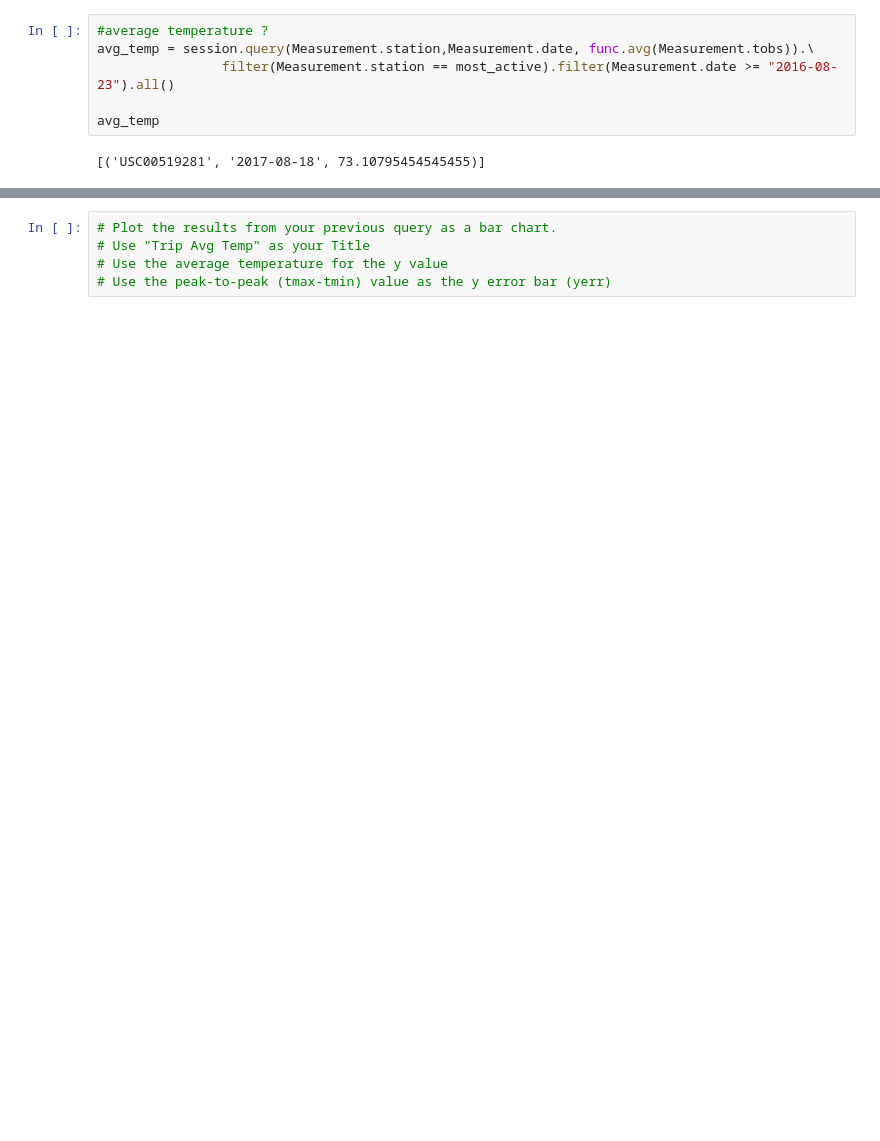
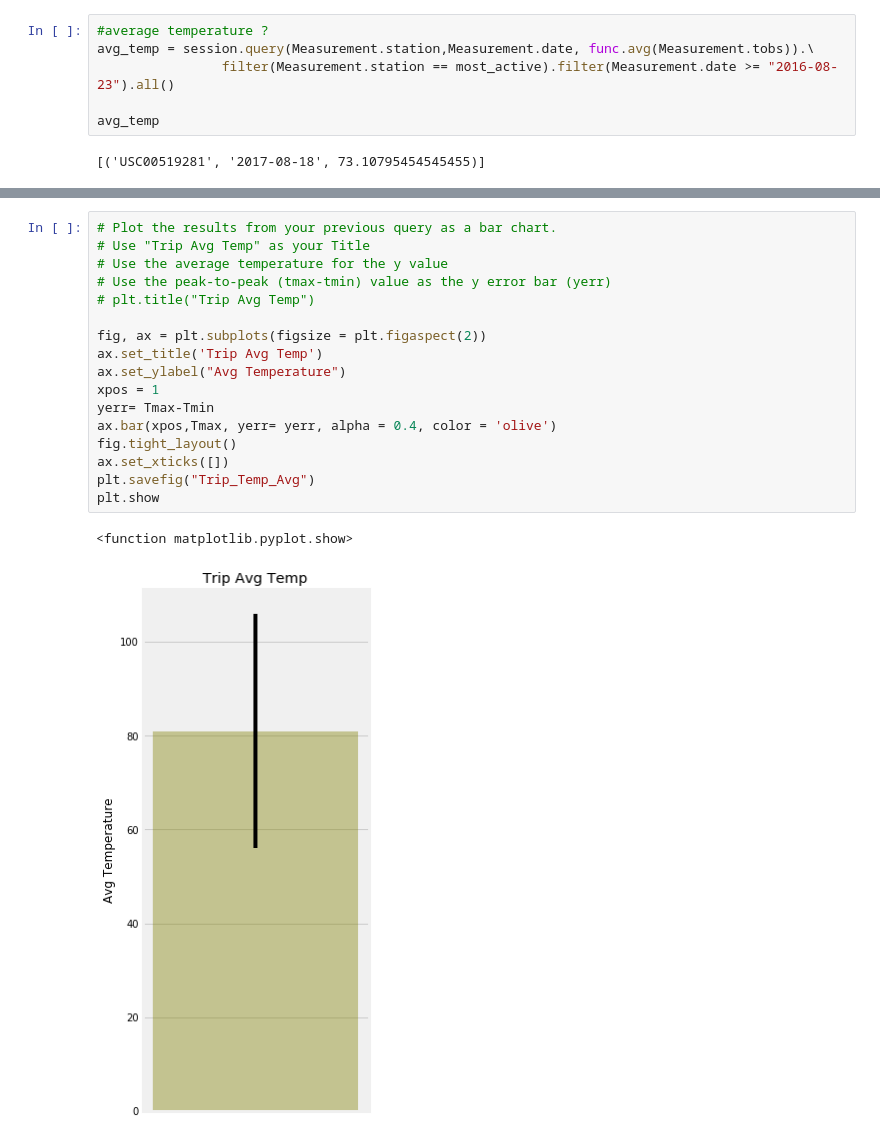
Before and after one commit to nunezraf/Data_Storage_Retrieval, a Jupyter notebook: climate_starter.ipynb, the cells around one changed output, grey strips where cells are left out. Drawn from its saved outputs; the diff is of its cells as text; blank space fills up the shorter version.

```diff
--- a/climate_starter.ipynb
+++ b/climate_starter.ipynb
@@ -183,8 +194,23 @@ print(calc_temps('2012-02-28', '2012-03-05'))
 # %%
 # Plot the results from your previous query as a bar chart.
 # Use "Trip Avg Temp" as your Title
 # Use the average temperature for the y value
 # Use the peak-to-peak (tmax-tmin) value as the y error bar (yerr)
+# plt.title("Trip Avg Temp")
+
+fig, ax = plt.subplots(figsize = plt.figaspect(2))
+ax.set_title('Trip Avg Temp')
+ax.set_ylabel("Avg Temperature")
+xpos = 1
+yerr= Tmax-Tmin
+ax.bar(xpos,Tmax, yerr= yerr, alpha = 0.4, color = 'olive')
+fig.tight_layout()
+ax.set_xticks([])
+plt.savefig("Trip_Temp_Avg")
+plt.show
+# %% [output]
+<function matplotlib.pyplot.show>
+[figure, added]
 # %%
 # Calculate the rainfall per weather station for your trip dates using the previous year's matching dates.
 # Sort this in descending order by precipitation amount and list the station, name, latitude, longitude, and elevation
```
Also changed, not shown: parts of 7 cells of this notebook, 3 other files.
